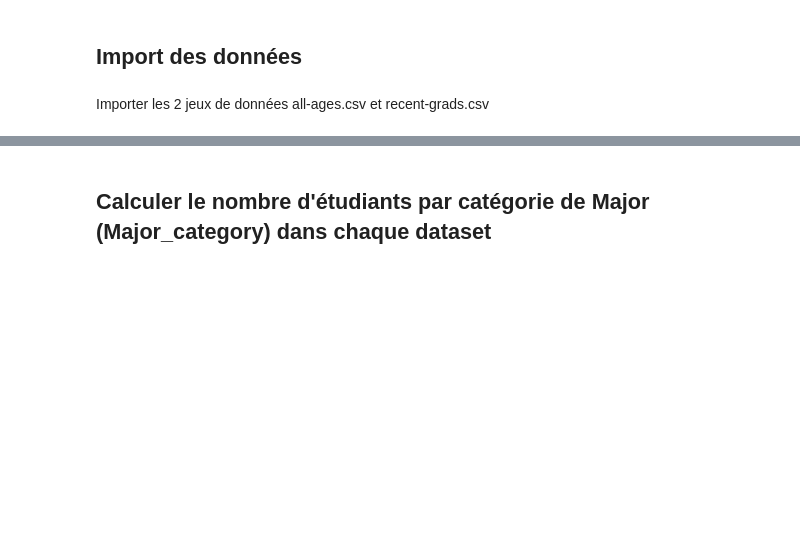
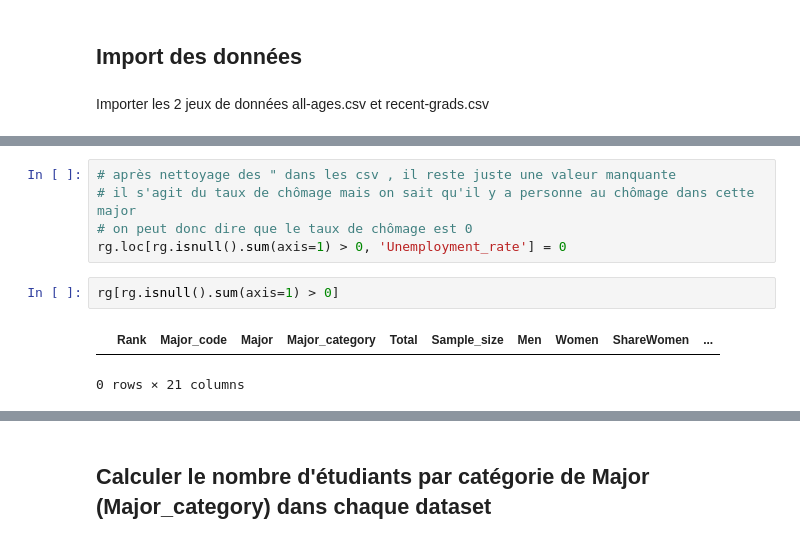
Before and after one commit to louiskuhn/IA-P3-Euskadi, a Jupyter notebook: Ressources/Python/1. Analyse de données/Exo1_add.ipynb, the cells around one changed output, grey strips where cells are left out. Cells and saved outputs as stored; diff of their text form; blank space fills up the shorter version.

```diff
--- a/Ressources/Python/1. Analyse de données/Exo1_add.ipynb
+++ b/Ressources/Python/1. Analyse de données/Exo1_add.ipynb
@@ -6,0 +61,10 @@ Importer les 2 jeux de données all-ages.csv et recent-grads.csv
+# %%
+# après nettoyage des " dans les csv , il reste juste une valeur manquante
+# il s'agit du taux de chômage mais on sait qu'il y a personne au chômage dans cette major
+# on peut donc dire que le taux de chômage est 0
+rg.loc[rg.isnull().sum(axis=1) > 0, 'Unemployment_rate'] = 0
+# %%
+rg[rg.isnull().sum(axis=1) > 0]
+# %% [output]
+|  | Rank | Major_code | Major | Major_category | Total | Sample_size | Men | Women | ShareWomen | ... |
+0 rows × 21 columns
```
Also changed, not shown: parts of 10 cells of this notebook, 2 other files.
